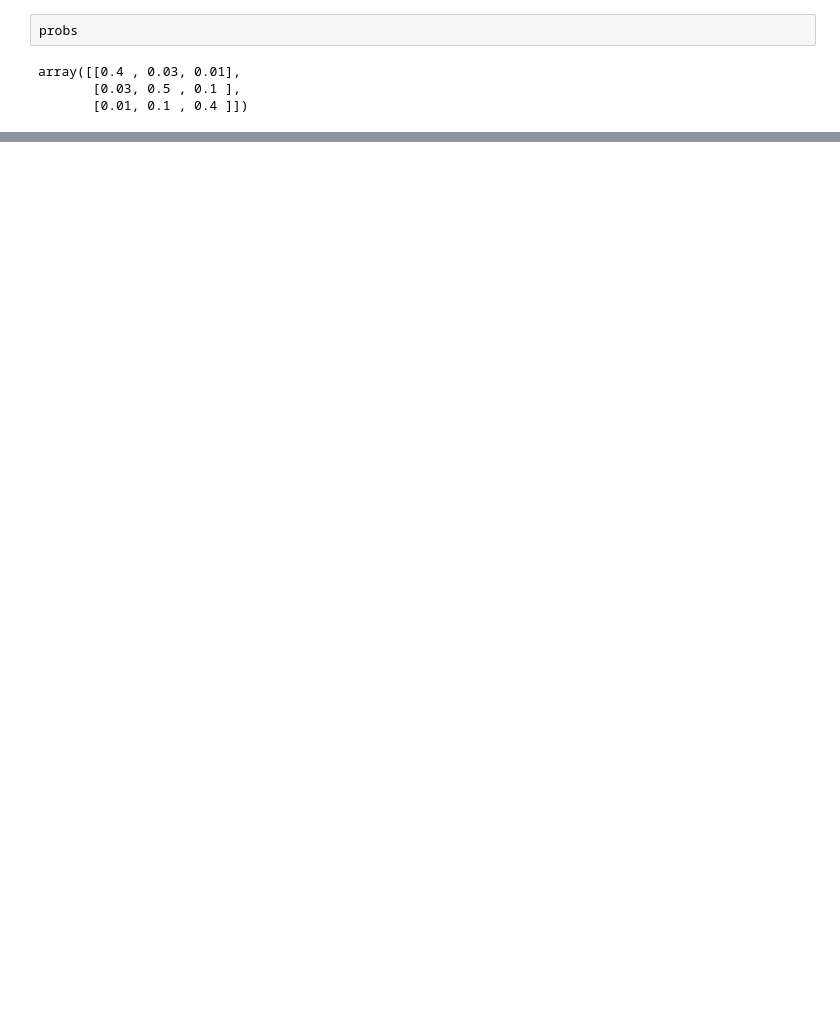
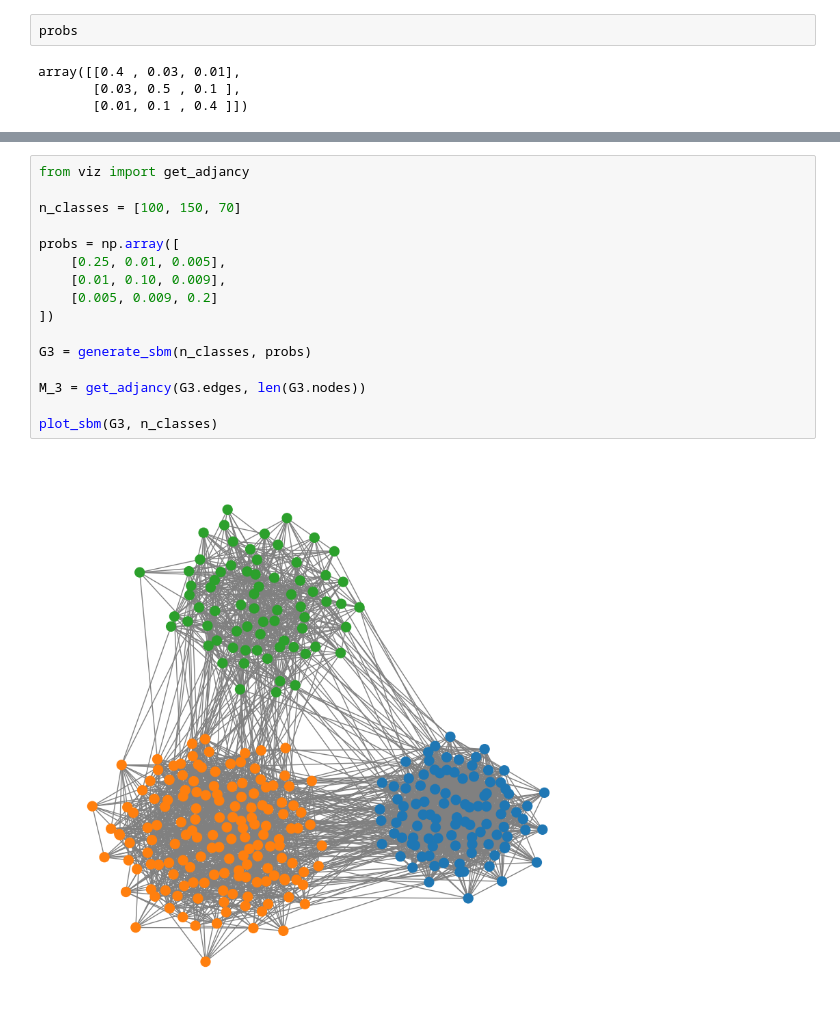
Before and after one commit to QMoayedpour/PGM_MVA, a Jupyter notebook: ntbk/vizu_graph.ipynb, the cells around one changed output, grey strips where cells are left out. Drawn from its saved outputs; the diff is of its cells as text; blank space fills up the shorter version.

```diff
--- a/ntbk/vizu_graph.ipynb
+++ b/ntbk/vizu_graph.ipynb
@@ -179,0 +260,18 @@ axes[1].imshow(__)
+# %%
+from viz import get_adjancy
+
+n_classes = [100, 150, 70]
+
+probs = np.array([
+    [0.25, 0.01, 0.005],
+    [0.01, 0.10, 0.009],
+    [0.005, 0.009, 0.2]
+])
+
+G3 = generate_sbm(n_classes, probs)
+
+M_3 = get_adjancy(G3.edges, len(G3.nodes))
+
+plot_sbm(G3, n_classes)
+# %% [output]
+[figure, added]
```
Also changed, not shown: parts of 12 cells of this notebook.
